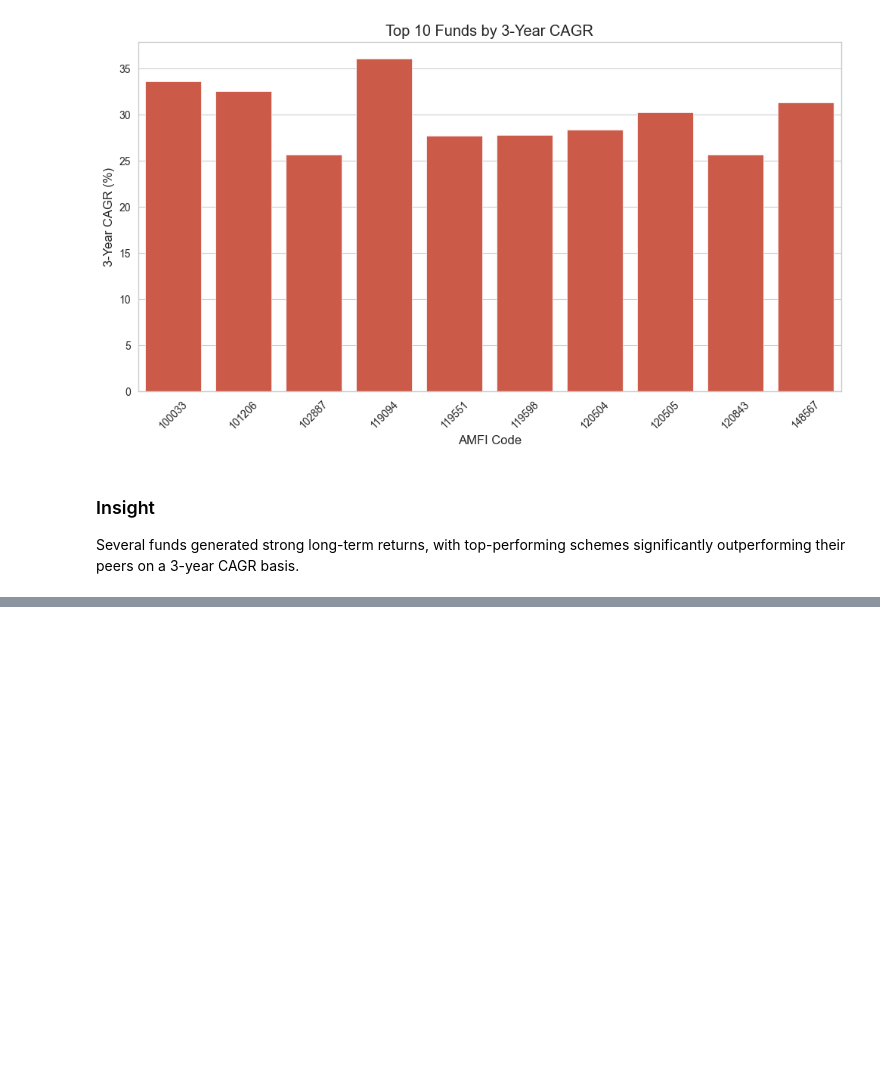
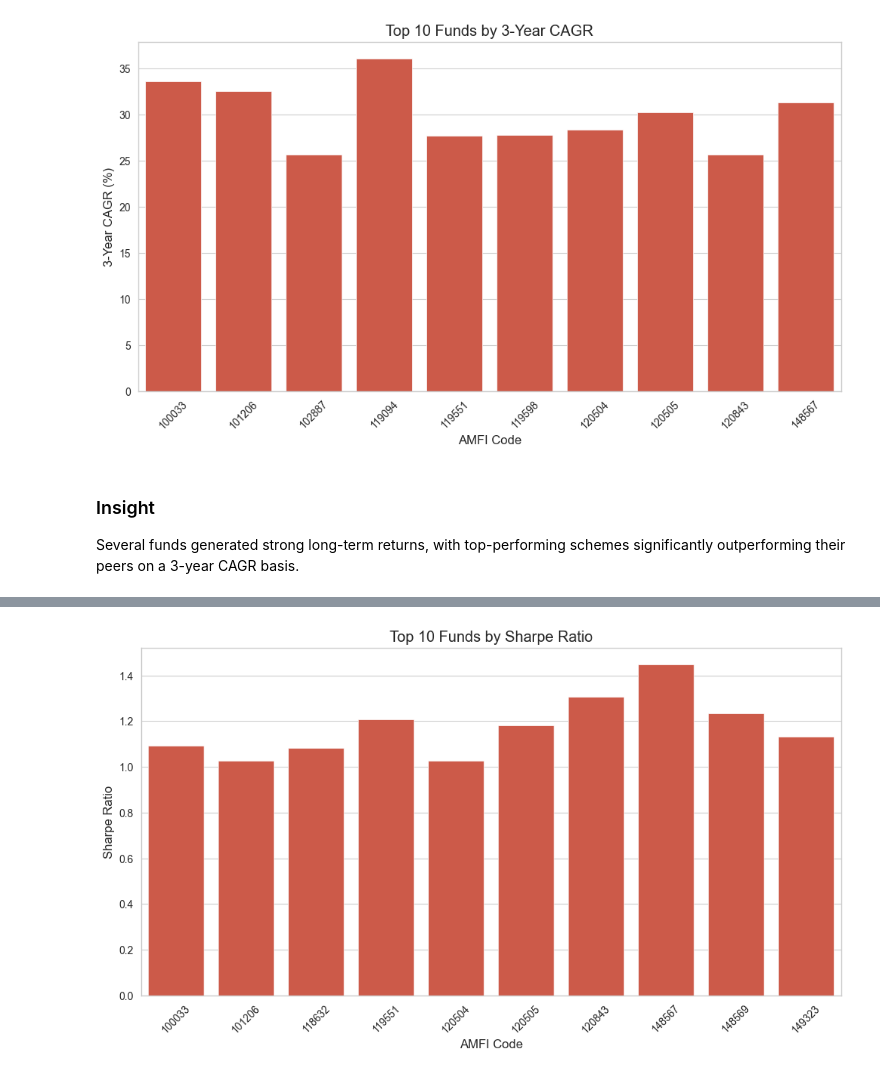
Before and after one commit to Sarthak-1229/Bluestock, a Jupyter notebook: notebooks/Performance_Analytics.ipynb, the cells around one changed output, grey strips where cells are left out. Drawn from its saved outputs; the diff is of its cells as text; code cells hidden in the pictures; blank space fills up the shorter version.

```diff
--- a/notebooks/Performance_Analytics.ipynb
+++ b/notebooks/Performance_Analytics.ipynb
@@ -188,0 +268,27 @@ print("CAGR table saved successfully.")
+# %%
+plt.figure(figsize=(12,6))
+
+top10 = risk_metrics_df.sort_values(
+    by="Sharpe_Ratio",
+    ascending=False
+).head(10)
+
+sns.barplot(
+    data=top10,
+    x="amfi_code",
+    y="Sharpe_Ratio"
+)
+
+plt.title("Top 10 Funds by Sharpe Ratio")
+plt.xlabel("AMFI Code")
+plt.ylabel("Sharpe Ratio")
+plt.xticks(rotation=45)
+
+plt.savefig(
+    "../reports/top_sharpe_ratio.png",
+    bbox_inches="tight"
+)
+
+plt.show()
+# %% [output]
+[figure, added]
```
Also changed, not shown: parts of 4 cells of this notebook, 6 other files.
